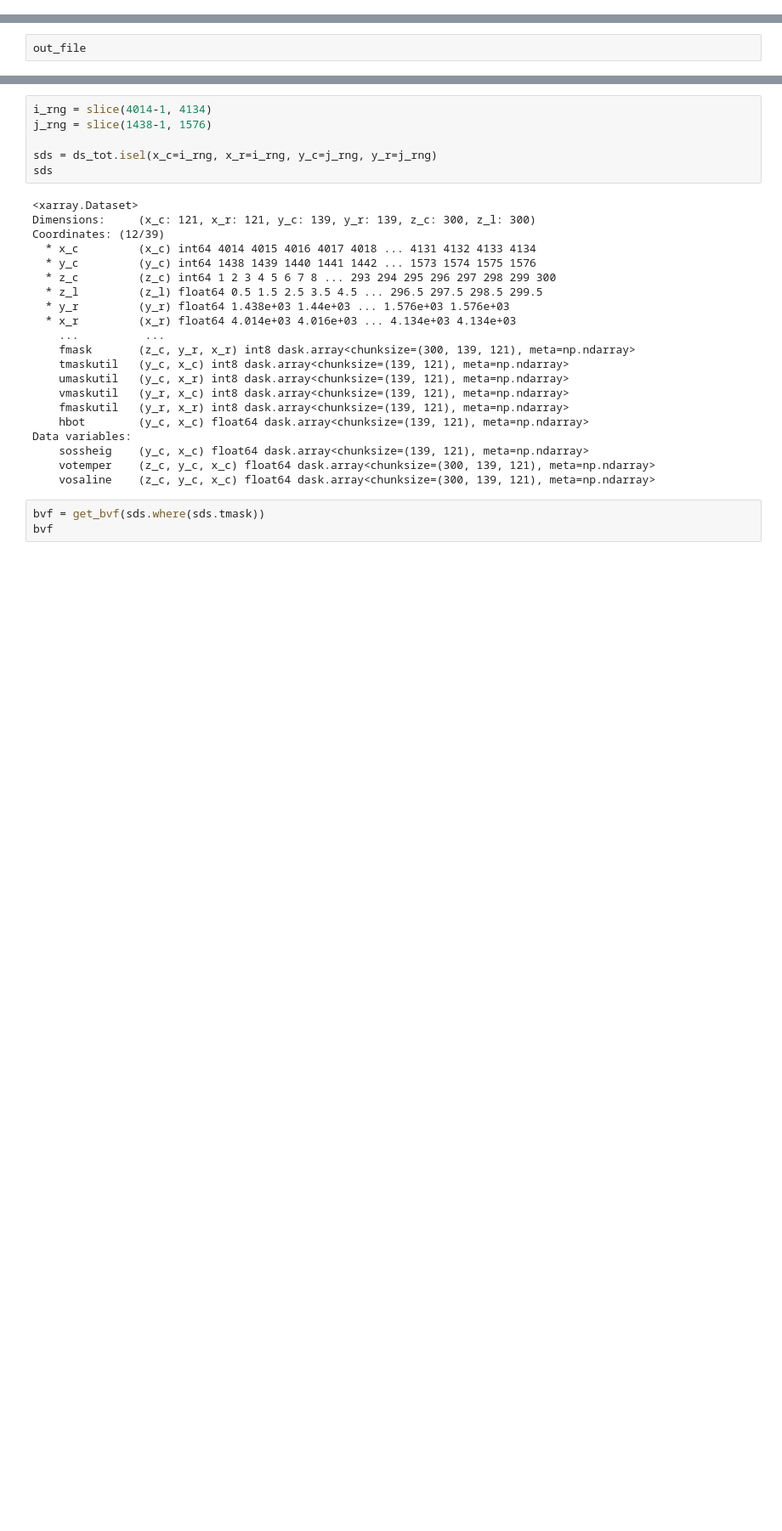
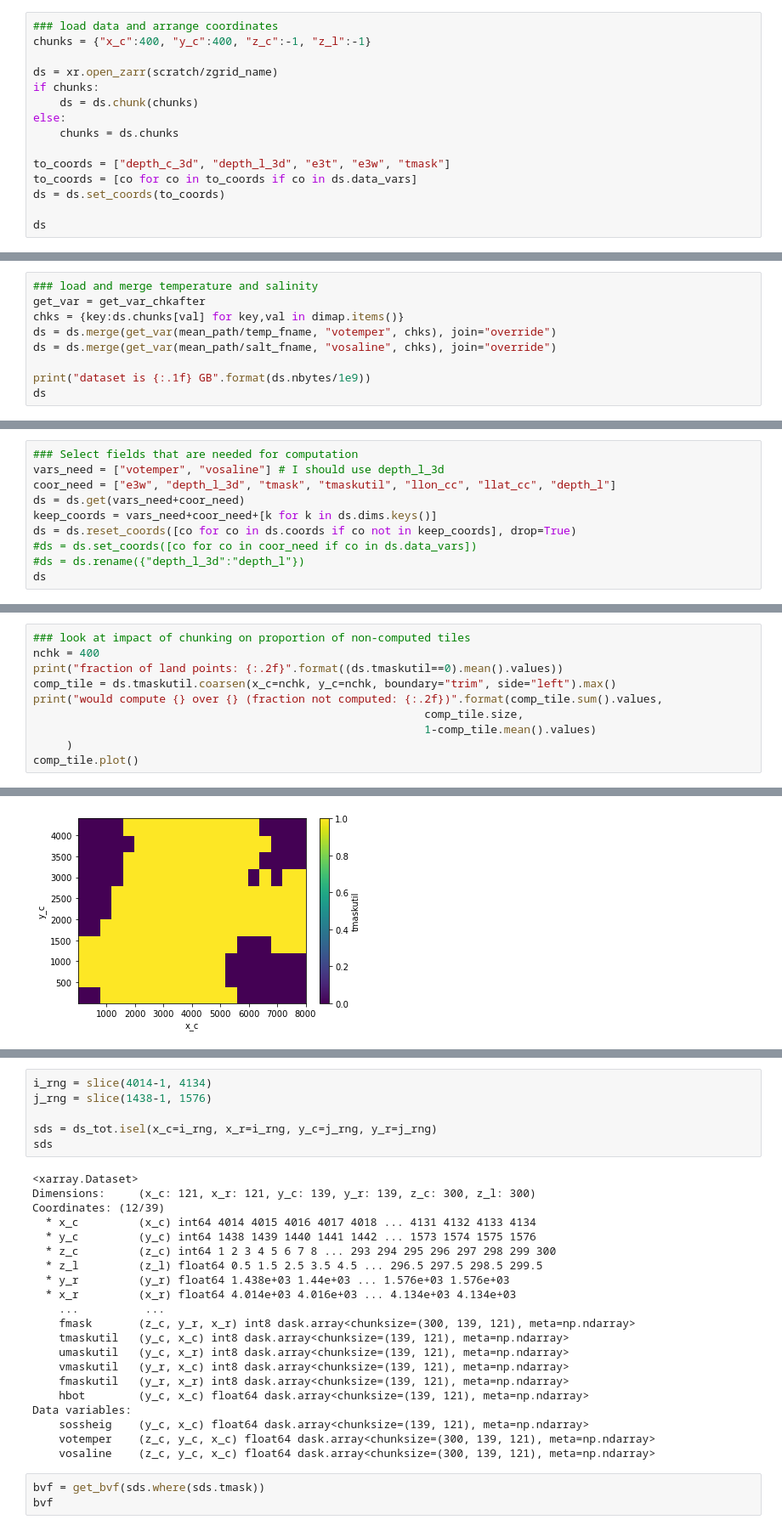
Before and after one commit to NoeLahaye/ITideNATL, a Jupyter notebook: code/compute_mean_stratif.ipynb, the cells around one changed output, grey strips where cells are left out. Shown at 85% size. Saved outputs shown, nothing was run; the diff lists cells and outputs as text; blank space fills up the shorter version.

```diff
--- a/code/compute_mean_stratif.ipynb
+++ b/code/compute_mean_stratif.ipynb
@@ -140,0 +64,15 @@ Data variables:
+# %%
+### load data and arrange coordinates
+chunks = {"x_c":400, "y_c":400, "z_c":-1, "z_l":-1}
+
+ds = xr.open_zarr(scratch/zgrid_name)
+if chunks:
+    ds = ds.chunk(chunks)
+else:
+    chunks = ds.chunks
+
+to_coords = ["depth_c_3d", "depth_l_3d", "e3t", "e3w", "tmask"]
+to_coords = [co for co in to_coords if co in ds.data_vars]
+ds = ds.set_coords(to_coords)
+
+ds
@@ -140,0 +99,9 @@ Data variables:
+# %%
+### load and merge temperature and salinity
+get_var = get_var_chkafter
+chks = {key:ds.chunks[val] for key,val in dimap.items()}
+ds = ds.merge(get_var(mean_path/temp_fname, "votemper", chks), join="override")
+ds = ds.merge(get_var(mean_path/salt_fname, "vosaline", chks), join="override")
+
+print("dataset is {:.1f} GB".format(ds.nbytes/1e9))
+ds
@@ -141,3 +127,11 @@ Data variables:
 # %%
-out_file
+### Select fields that are needed for computation
+vars_need = ["votemper", "vosaline"] # I should use depth_l_3d
+coor_need = ["e3w", "depth_l_3d", "tmask", "tmaskutil", "llon_cc", "llat_cc", "depth_l"]
+ds = ds.get(vars_need+coor_need)
+keep_coords = vars_need+coor_need+[k for k in ds.dims.keys()]
+ds = ds.reset_coords([co for co in ds.coords if co not in keep_coords], drop=True)
+#ds = ds.set_coords([co for co in coor_need if co in ds.data_vars])
+#ds = ds.rename({"depth_l_3d":"depth_l"})
+ds
 # %% [output]
@@ -167,0 +332,11 @@ distributed.nanny - WARNING - Restarting worker
+# %%
+### look at impact of chunking on proportion of non-computed tiles
+nchk = 400
+print("fraction of land points: {:.2f}".format((ds.tmaskutil==0).mean().values))
+comp_tile = ds.tmaskutil.coarsen(x_c=nchk, y_c=nchk, boundary="trim", side="left").max()
+print("would compute {} over {} (fraction not computed: {:.2f})".format(comp_tile.sum().values,
+                                                           comp_tile.size,
+                                                           1-comp_tile.mean().values)
+     )
+comp_tile.plot()
+# %% [output]
@@ -167,0 +346 @@ distributed.nanny - WARNING - Restarting worker
+[figure, added]
```
Also changed, not shown: parts of 43 cells of this notebook, 2 other files.
